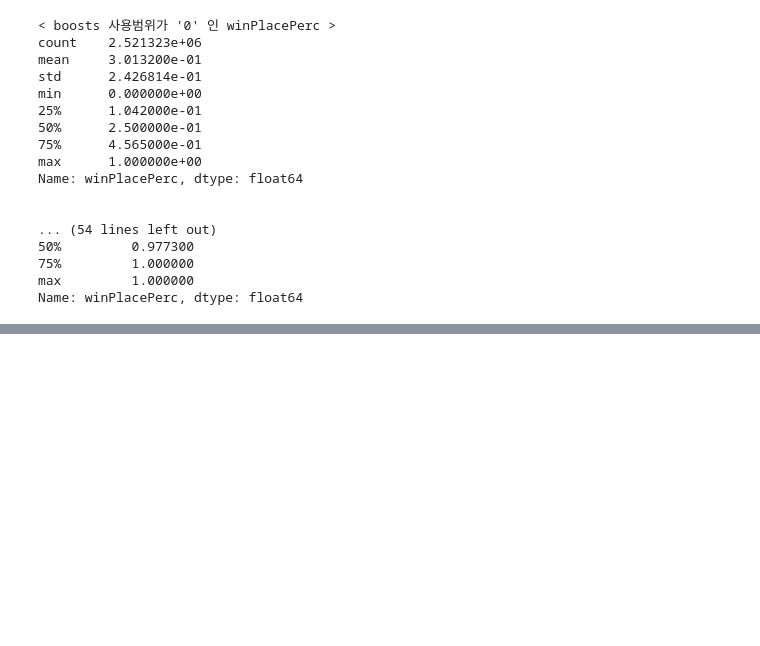
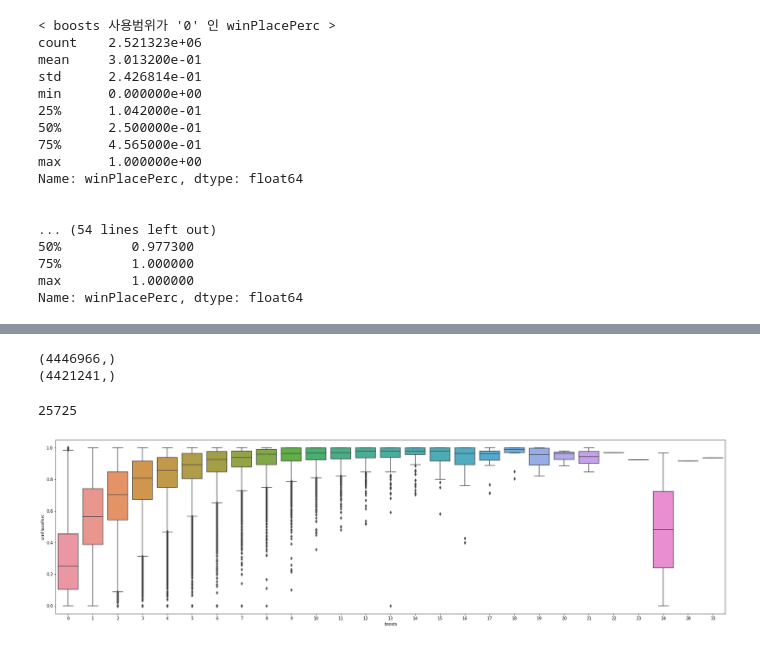
Before and after one commit to gitae0130/mini_project, a Jupyter notebook: project.ipynb, the cells around one changed output, grey strips where cells are left out. Cells and saved outputs as stored; diff of their text form; code cells hidden in the pictures; blank space fills up the shorter version.

```diff
--- a/project.ipynb
+++ b/project.ipynb
@@ -632,0 +723,16 @@ print(upper_b0 ,lower_b0)
+# %%
+print(train_copy['boostsCate'].shape)
+print(boosts_all['boostsCate'].shape)
+
+len(train_copy['boostsCate']) - len(boosts_all['boostsCate'])
+# %% [output]
+(4446966,)
+(4421241,)
+25725
+# %%
+train_copy['boostsCate']=pd.cut(train_copy['boosts'],bins,labels=labels_boosts)
+plt.figure(figsize=(30,8))
+sns.boxplot(x='boosts',y='winPlacePerc',data=train_copy)
+plt.show()
+# %% [output]
+[figure, added]
```
Also changed, not shown: parts of 18 cells of this notebook.
